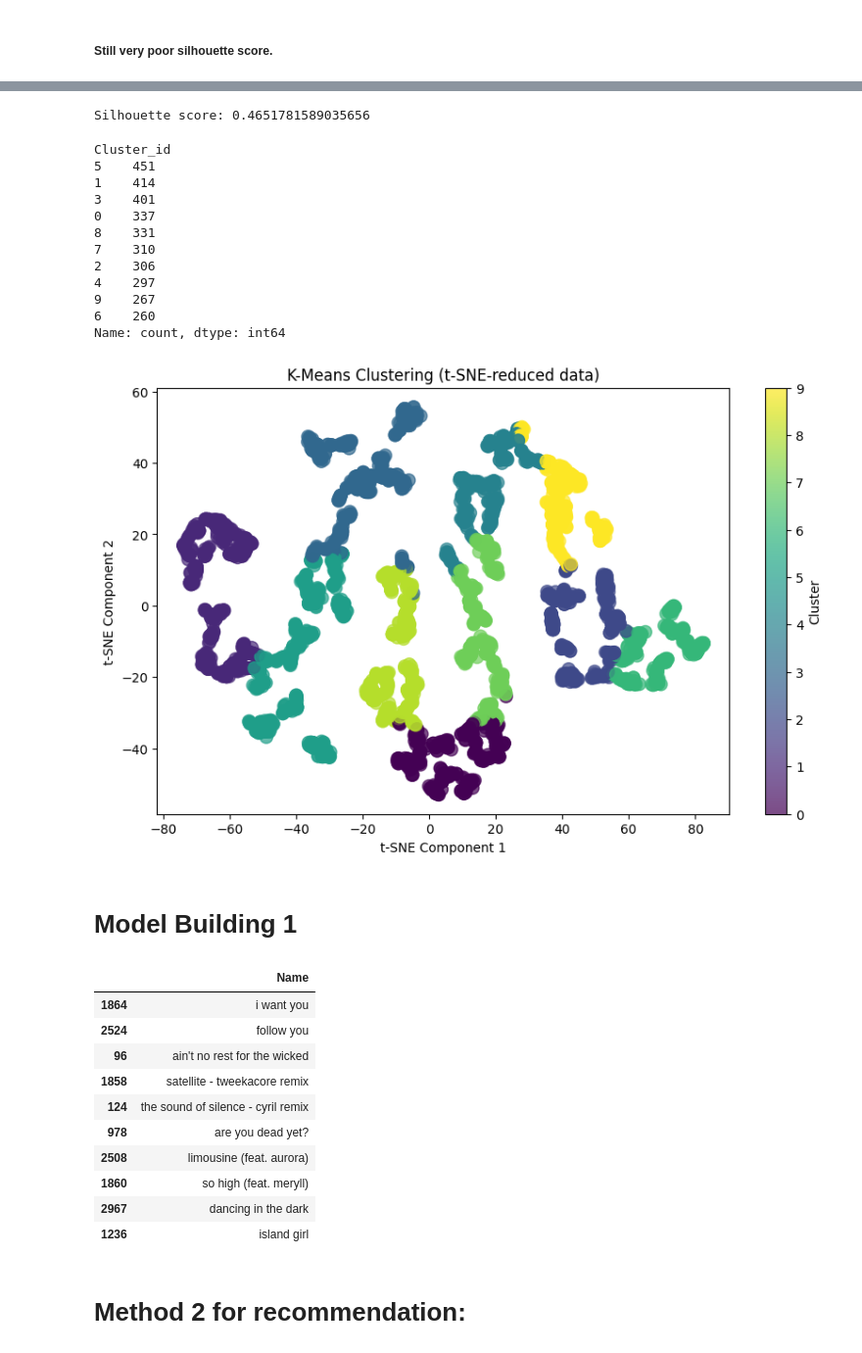
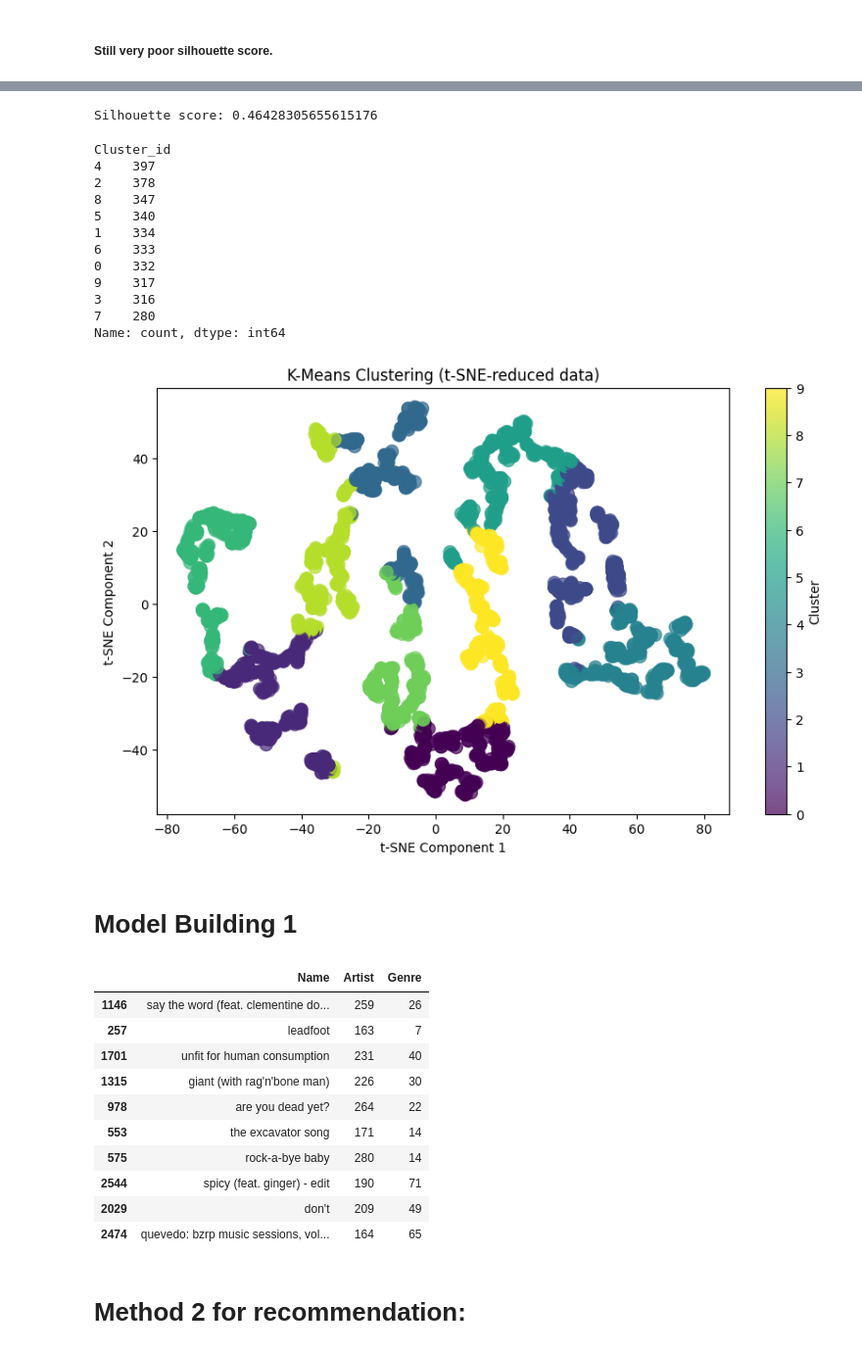
Before and after one commit to bishnusahu23/Song_recommendation, a Jupyter notebook: Song_recommendation.ipynb, the cells around one changed output, grey strips where cells are left out. Shown at 98% size. Drawn from its saved outputs; the diff is of its cells as text; code cells hidden in the pictures.

```diff
--- a/Song_recommendation.ipynb
+++ b/Song_recommendation.ipynb
@@ -376,14 +377,6 @@ In our model, StandardScaler is preferred because it ensures that all features c
 # %%
 # Concatenating the transformed columns to the categorical columns
 transformed_df=pd.concat([df_cleaned[['Name','Genre','Artist','Mode','Key']],sd_df],axis=1)
-
-# Transforming the text columns to numeric:
-encoder=LabelEncoder()
-transformed_df['Genre']=encoder.fit_transform(transformed_df['Genre'])
-transformed_df['Artist']=encoder.fit_transform(transformed_df['Artist'])
-
-# Converting the name column values to lower case
-transformed_df['Name']= [x.lower() for x in transformed_df['Name']]
 # %%
 transformed_df.head()
 # %% [output]
@@ -417,6 +408,13 @@ filtered_df = transformed_df[(zscores < threshold).all(axis=1)]
 filtered_df=filtered_df.reset_index()
 
 filtered_df=filtered_df.drop(['index'],axis=1)
+# %%
+# Transforming the text columns to numeric:
+encoder=LabelEncoder()
+filtered_df['Genre']=encoder.fit_transform(filtered_df['Genre'])
+filtered_df['Artist']=encoder.fit_transform(filtered_df['Artist'])
+
+songs_copy=filtered_df.copy()
 # %%
 # View the filtered data
 print(filtered_df.info())
@@ -704,22 +700,26 @@ print("Silhouette score:",silhouette_score(filtered_df.iloc[:,1:], Labels))
 
 # Add the cluster labels to the original dataset
 filtered_df.loc[:, 'Cluster_id'] = Labels
+
+# Also saving the clusters in the song copy file
+
+songs_copy['Cluster_id']=Labels
 # %% [output]
-Silhouette score: 0.4651781589035656
+Silhouette score: 0.46428305655615176
 # %%
 filtered_df.loc[:, 'Cluster_id'].value_counts()
 # %% [output]
 Cluster_id
-5    451
-1    414
-3    401
-0    337
-8    331
-7    310
-2    306
-4    297
-9    267
-6    260
+4    397
+2    378
+8    347
+5    340
+1    334
+6    333
+0    332
+9    317
+3    316
+7    280
 Name: count, dtype: int64
 # %%
 # Reduce dimensions to 2D using t-SNE
@@ -740,5 +740,5 @@ plt.ylabel('t-SNE Component 2')
 plt.colorbar(label='Cluster')
 plt.show()
 # %% [output]
-[figure, old version]
+[figure, new version]
 # %%
@@ -748,27 +748,28 @@ filtered_df.to_excel('final_tracks.xlsx',index=False)
 # %%
 # Function to recommend songs from the same cluster
 def recommend_songs(song_name, data, num_recommendations):
     song_name=song_name.lower()
+    data['Name']=data['Name'].str.lower()
     if song_name in data['Name'].values:
         cluster = data.loc[data['Name'] == song_name, 'Cluster_id'].values[0]
     recommendations = data[(data['Cluster_id'] == cluster) & (data['Name'] != song_name)].sample(num_recommendations)
-    return recommendations[['Name']]
+    return recommendations[['Name','Artist','Genre']]
 
 
-recommendations = recommend_songs('hold on',filtered_df,10)
+recommendations = recommend_songs('hold on',songs_copy,10)
 recommendations
 # %% [output]
-|  | Name |
-| 1864 | i want you |
-| 2524 | follow you |
-| 96 | ain't no rest for the wicked |
-| 1858 | satellite - tweekacore remix |
-| 124 | the sound of silence - cyril remix |
-| 978 | are you dead yet? |
-| 2508 | limousine (feat. aurora) |
-| 1860 | so high (feat. meryll) |
-| 2967 | dancing in the dark |
-| 1236 | island girl |
+|  | Name | Artist | Genre |
+| 1146 | say the word (feat. clementine do... | 259 | 26 |
+| 257 | leadfoot | 163 | 7 |
+| 1701 | unfit for human consumption | 231 | 40 |
+| 1315 | giant (with rag'n'bone man) | 226 | 30 |
+| 978 | are you dead yet? | 264 | 22 |
+| 553 | the excavator song | 171 | 14 |
+| 575 | rock-a-bye baby | 280 | 14 |
+| 2544 | spicy (feat. ginger) - edit | 190 | 71 |
+| 2029 | don't | 209 | 49 |
+| 2474 | quevedo: bzrp music sessions, vol... | 164 | 65 |
 # %% [markdown]
 # Method 2 for recommendation:
 # %% [markdown]
```
Also changed, not shown: parts of 39 cells of this notebook, 2 other files.
